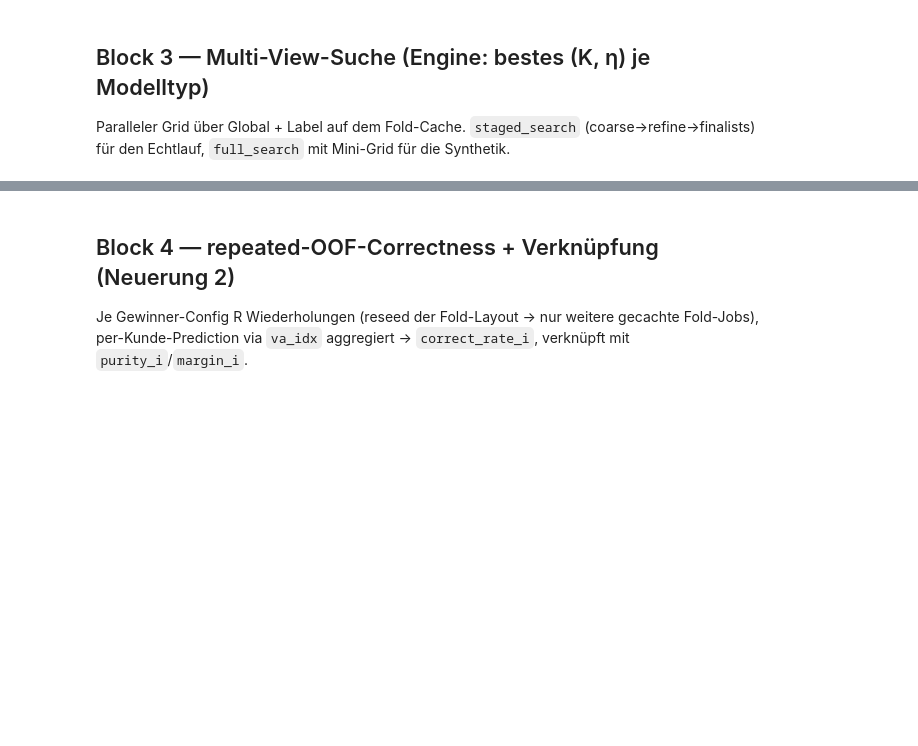
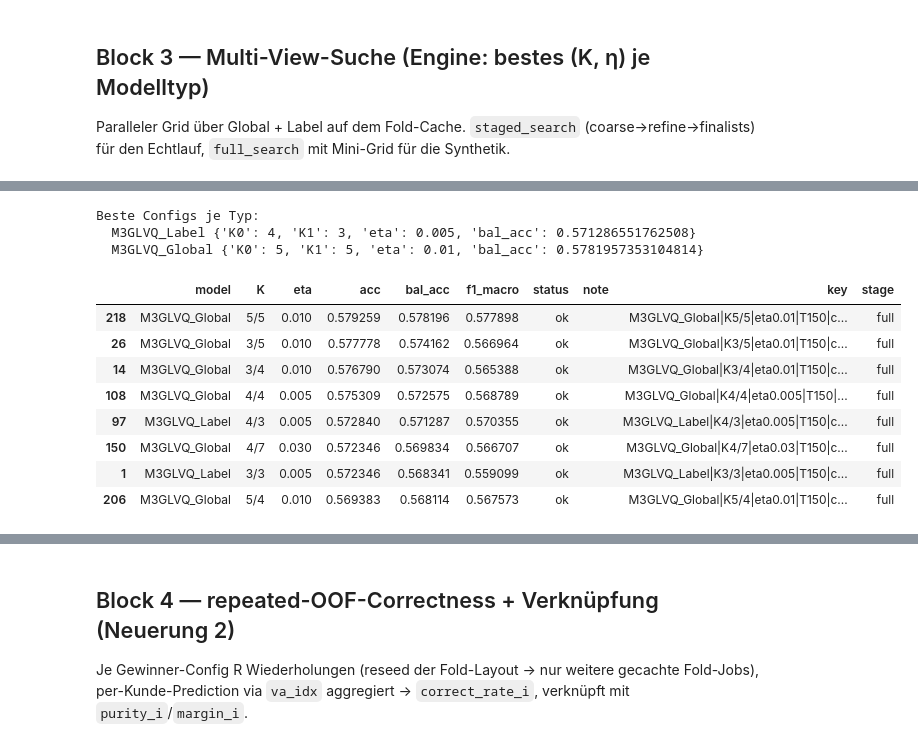
Before and after one commit to LukasBader31415/ECML26_new, a Jupyter notebook: ecml26_src.ipynb, the cells around one changed output, grey strips where cells are left out. Drawn from its saved outputs; the diff is of its cells as text; code cells hidden in the pictures; blank space fills up the shorter version.

```diff
--- a/ecml26_src.ipynb
+++ b/ecml26_src.ipynb
@@ -182,0 +209,43 @@ KeyboardInterrupt:
+# %%
+# === Block 3 — Multi-View-Suche (nur Global + Label) ===
+engine.init_cache_db(CACHE_DB)
+paper_k_pairs = [(k0, k1) for k0 in range(3, 11) for k1 in range(3, 11)]
+paper_etas    = [0.03, 0.04, 0.05]
+paper_etas = [0.005, 0.01, 0.02, 0.03, 0.04, 0.05]
+paper_single_k = [3, 4, 5, 6, 7, 8, 9, 10]
+
+if USE_SYNTHETIC:
+    results, best = search.full_search(
+        bundle.DL, bundle.y, CACHE_DB,
+        T=SEARCH["T"], n_splits=SEARCH["n_splits"],
+        random_state=RANDOM_STATE, base_seed=BASE_SEED, n_jobs=N_JOBS,
+        run_single=False,                      # <- Single-View kommt aus Block 2
+        k_pairs=[(3, 3), (5, 5)], etas=[0.02, 0.04],
+    )
+else:
+    results, best = search.full_search(
+        bundle.DL, bundle.y, CACHE_DB,
+        T=150, n_splits=10,
+        random_state=RANDOM_STATE, base_seed=BASE_SEED, n_jobs=N_JOBS,
+        run_single=False,                      # <- Single-View kommt aus Block 2
+        k_pairs=paper_k_pairs,
+        etas=paper_etas,
+    )
+
+print("Beste Configs je Typ:")
+for m_, c_ in best.items():
+    print(" ", m_, c_)
+results.sort_values("bal_acc", ascending=False).head(8)
+# %% [output]
+Beste Configs je Typ:
+  M3GLVQ_Label {'K0': 4, 'K1': 3, 'eta': 0.005, 'bal_acc': 0.571286551762508}
+  M3GLVQ_Global {'K0': 5, 'K1': 5, 'eta': 0.01, 'bal_acc': 0.5781957353104814}
+|  | model | K | eta | acc | bal_acc | f1_macro | status | note | key | stage |
+| 218 | M3GLVQ_Global | 5/5 | 0.010 | 0.579259 | 0.578196 | 0.577898 | ok |  | M3GLVQ_Global|K5/5|eta0.01|T150|c... | full |
+| 26 | M3GLVQ_Global | 3/5 | 0.010 | 0.577778 | 0.574162 | 0.566964 | ok |  | M3GLVQ_Global|K3/5|eta0.01|T150|c... | full |
+| 14 | M3GLVQ_Global | 3/4 | 0.010 | 0.576790 | 0.573074 | 0.565388 | ok |  | M3GLVQ_Global|K3/4|eta0.01|T150|c... | full |
+| 108 | M3GLVQ_Global | 4/4 | 0.005 | 0.575309 | 0.572575 | 0.568789 | ok |  | M3GLVQ_Global|K4/4|eta0.005|T150|... | full |
+| 97 | M3GLVQ_Label | 4/3 | 0.005 | 0.572840 | 0.571287 | 0.570355 | ok |  | M3GLVQ_Label|K4/3|eta0.005|T150|c... | full |
+| 150 | M3GLVQ_Global | 4/7 | 0.030 | 0.572346 | 0.569834 | 0.566707 | ok |  | M3GLVQ_Global|K4/7|eta0.03|T150|c... | full |
+| 1 | M3GLVQ_Label | 3/3 | 0.005 | 0.572346 | 0.568341 | 0.559099 | ok |  | M3GLVQ_Label|K3/3|eta0.005|T150|c... | full |
+| 206 | M3GLVQ_Global | 5/4 | 0.010 | 0.569383 | 0.568114 | 0.567573 | ok |  | M3GLVQ_Global|K5/4|eta0.01|T150|c... | full |
```
Also changed, not shown: parts of 27 cells of this notebook, 15 other files.
